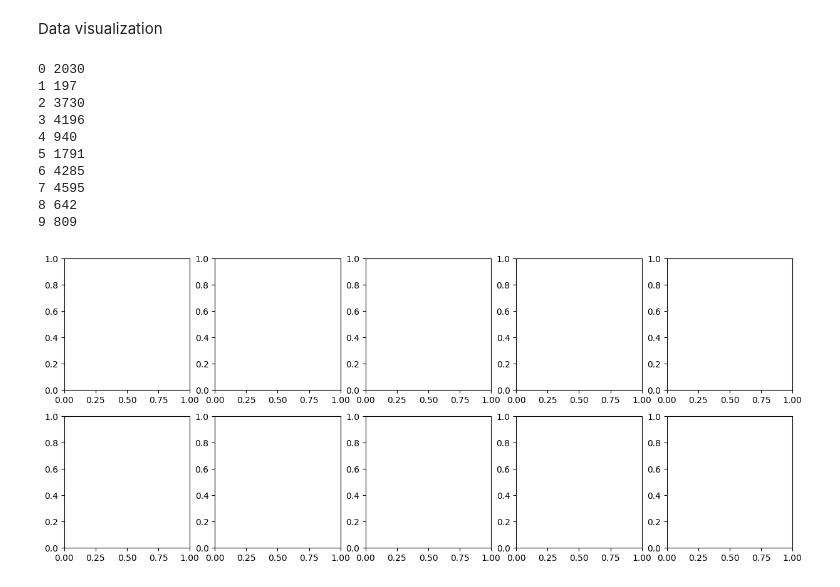
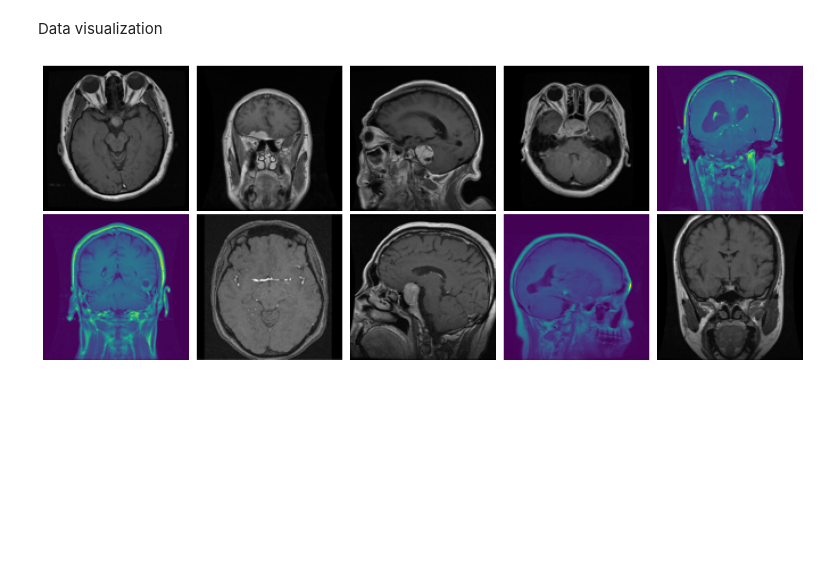
Before and after one commit to Tusharchauhan1302/Brain_Tumor_Detection, a Jupyter notebook: Brain.ipynb, the cells around one changed output. Saved outputs shown, nothing was run; the diff lists cells and outputs as text; code cells hidden in the pictures; blank space fills up the shorter version.

Commit message:
Complete data visualization with images.

```diff
--- a/Brain.ipynb
+++ b/Brain.ipynb
@@ -51,35 +51,30 @@ Data visualization
 # %%
 import random
 import matplotlib.pyplot as plt
 from PIL import Image
 import os
 
 
 #Select random indcies for 10 images
 random_indices = random.sample(range(len(train_paths)), 10)
 
 # Create a figure to display images in 2 rows
 fig, axes = plt.subplots(2,5, figsize=(15, 6))
 axes = axes.ravel()
 
 # Loop thorugh the random indcies and display images
 for i, index in enumerate(random_indices):
   img_path = train_paths[index]
   img = Image.open(img_path)
   img = img.resize((128, 128))
 
 
   # Display images
   axes[i].imshow(img)
+  axes[i].axis("off")
+
+
+plt.tight_layout()
+plt.show()
 # %% [output]
-0 2030
-1 197
-2 3730
-3 4196
-4 940
-5 1791
-6 4285
-7 4595
-8 642
-9 809
-[figure, old version]
+[figure, new version]
```
